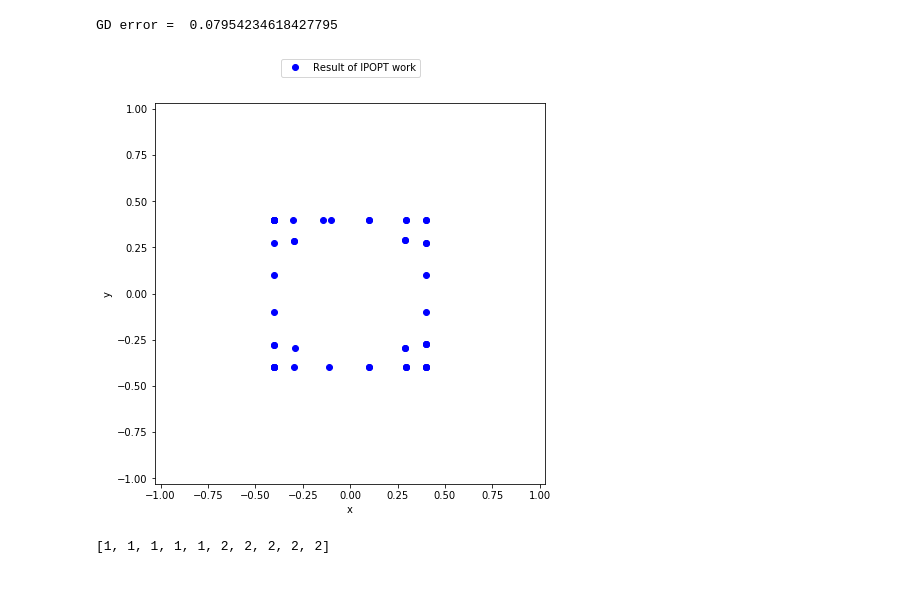
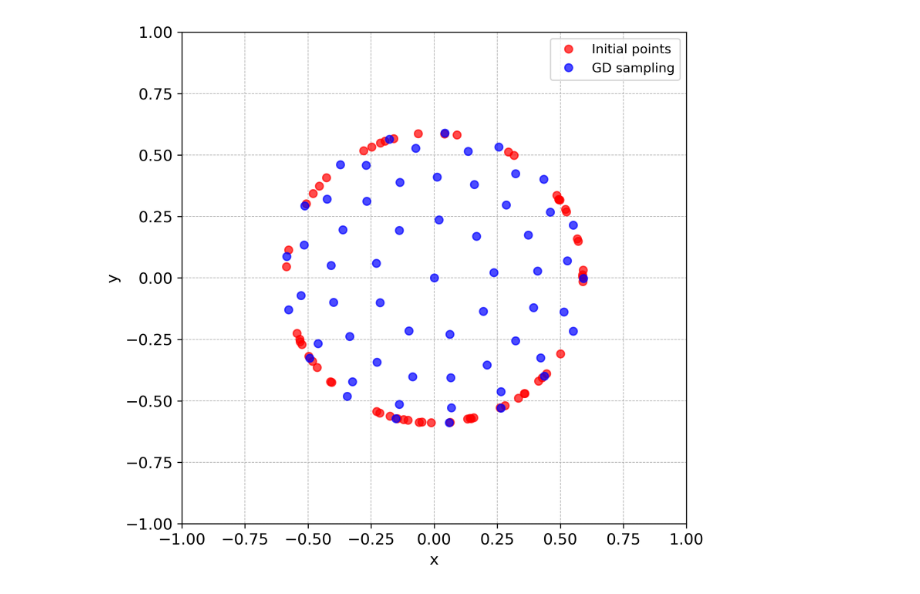
Before and after one commit to glkarpov/wmaxvol, a Jupyter notebook: ipopt_circle.ipynb, the cells around one changed output. Cells and saved outputs as stored; diff of their text form; code cells hidden in the pictures.

Commit message:
Slightly refactored branch for GD sampling

```diff
--- a/ipopt_circle.ipynb
+++ b/ipopt_circle.ipynb
@@ -116,7 +140,7 @@ def get_points_from_zone(obj, cl, cu, N, dim=2, mode='LHS', coeff = 5.0, args={}
     pnts = np.array([i for i in pnts if np.all(cl <= obj.constraints(i)) and np.all(obj.constraints(i) <= cu) ])
 
     if len(pnts) < N: #Bad :(
-        return get_points_from_zone(cl, cnst, dim=dim, mode=mode, coeff=2*coeff, args=args)
+        return get_points_from_zone(obj, cl, cu, N, dim=dim, mode=mode, coeff=2*coeff, args=args)
     else:
         return pnts[:N]
 # %%
@@ -183,14 +205,24 @@ NameError: name 'ipopt' is not defined
 nlp.addOption('mu_strategy', 'adaptive')
 nlp.addOption('limited_memory_update_type', 'bfgs')
 nlp.addOption('hessian_approximation', 'limited-memory')
-#nlp.addOption('derivative_test','first-order')
+nlp.addOption('derivative_test','first-order')
 #nlp.addOption('dual_inf_tol', np.float(1e4))
-#nlp.addOption('max_iter', 195)
-#nlp.addOption('compl_inf_tol', 1e-7)
+nlp.addOption('max_iter', 5000)
+# nlp.addOption('compl_inf_tol', 1e-6)
 nlp.addOption('constr_viol_tol', 1e-4)
 #nlp.addOption('acceptable_iter', 2)
-nlp.addOption('tol', 1e-6)
+nlp.addOption('tol', 1e-7)
 #nlp.addOption('jac_d_constant', 'yes')
 #nlp.addOption('nlp_scaling_method', 'none')
 #nlp.addOption('dual_inf_tol', 1)
 #nlp.addOption('compl_inf_tol', 0.0002)
+# %%
+np.random.seed(103)
+N = num_pnts
+cl = [0.345, -np.pi]
+cu = [0.35, np.pi]
+pnt = get_points_from_zone(hs_rad(), cl, cu, N, mode='Maxvol')
+# print (pnt)
+plt.plot(pnt[:, 0], pnt[:, 1], 'b.');
+
+x0 = pnt.ravel('F')
@@ -197,40 +231,45 @@ nlp.addOption('tol', 1e-6)
 # %%
 x, info = nlp.solve(x0)
 # %%
-def rhs(points):
-    return 2*np.exp(-((points[:,0]**2)/2. + (points[:,1]**2)/2.))
+# def rhs(points):
+#     return 2*np.exp(-((points[:,0]**2)/2. + (points[:,1]**2)/2.))
 
-# approximation error (infinity norm) and comparison with MaxVol
-M_gd = gen.GenMat(num_col, x.reshape(x.size//2,2,order='F'), poly = gen.cheb, ToGenDiff=False)
-c_gd = LA.solve(np.dot(M_gd.T, M_gd), np.dot(M_gd.T, rhs(x.reshape(x.size//2,2,order='F'))))
+# # approximation error (infinity norm) and comparison with MaxVol
+# M_gd = gen.GenMat(num_col, x.reshape(x.size//2,2,order='F'), poly = gen.cheb, ToGenDiff=False)
+# c_gd = LA.solve(np.dot(M_gd.T, M_gd), np.dot(M_gd.T, rhs(x.reshape(x.size//2,2,order='F'))))
 
-np.random.seed(100500)
-test = -1 + (2)*np.random.rand(100000, dim)
+# np.random.seed(100500)
+# test = -1 + (2)*np.random.rand(100000, dim)
 
-M = gen.GenMat(num_col, test, poly = gen.cheb, ToGenDiff=False)
+# M = gen.GenMat(num_col, test, poly = gen.cheb, ToGenDiff=False)
 
-print "GD error = ", LA.norm(rhs(test) - np.dot(M, c_gd), np.inf) / LA.norm(rhs(test), np.inf), "\n"
+#print "GD error = ", LA.norm(rhs(test) - np.dot(M, c_gd), np.inf) / LA.norm(rhs(test), np.inf), "\n"
 
-ax = plt.figure(figsize=(7,7))
-plt.plot(x[:x.size//2],x[x.size//2:],'bo', label='Result of IPOPT work')
+fig = plt.figure(figsize=(7,7), dpi=300)
+plt.plot(x0[:x0.size//2],x0[x0.size//2:], 'ro', label='Initial points', alpha=0.7)#, markersize=4)
+plt.plot(x[:x.size//2],x[x.size//2:],'bo', label='GD sampling', alpha=0.7)
 #plt.plot(x0[:x0.size//2],x0[x0.size//2:],'rx', label='x0')
 #plt.plot(np.arange(-1,1.2,0.1),1.5*np.arange(-1,1.2,0.1)+0.85, 'k--', np.arange(-1,1.2,0.1),1.5*np.arange(-1,1.2,0.1)-0.85, 'k--')
 #plt.plot(np.arange(-1,1.2,0.1),-1.5*np.arange(-1,1.2,0.1)+0.85, 'k--', np.arange(-1,1.2,0.1),-1.5*np.arange(-1,1.2,0.1)-0.85, 'k--')
-plt.xlim(-1.03,1.03)
-plt.ylim(-1.03,1.03)
-plt.xlabel('x')
-plt.ylabel('y')
-plt.legend(loc='upper center', bbox_to_anchor=(0.5, 1.13),ncol=3)
-#plt.savefig('/Users/vitaly/Desktop/ipopt_circular.png', dpi = 400)
+plt.xlim(-1.0,1.0)
+plt.xticks(fontsize=12)
+plt.yticks(fontsize=12)
+plt.ylim(-1.0,1.0)
+plt.xlabel('x',fontsize=12)
+plt.ylabel('y',fontsize=12)
+plt.grid(True, which="both",axis='both',ls="--",lw=0.51)
+#plt.legend(loc='upper center', bbox_to_anchor=(0.5, 1.13),ncol=3)
+plt.legend()
+# plt.savefig("/Users/vitaly/Downloads/maxvol-approximation/thesis_results/results/ipopt_diamond.png",\
+#             dpi=300, bbox_inches='tight', transparent=True)
+# plt.savefig("/Users/vitaly/Downloads/ipopt_cheese.png",\
+#             dpi=300, bbox_inches='tight', transparent=True)
 plt.show()
 
-np.random.seed(42)
-test_pnts = test_points_gen(int(1e5), dim)
-#LebesgueConst(x.reshape(-1,dim,order='F'), num_col, poly=gen.cheb, test_pnts=test_pnts, pow_p=1)
+# np.random.seed(42)
+# test_pnts = pnt
+# ff = MakeValsAndNorms([f_gauss, f_sincos, f_rosenbrock, f_holsclaw], test_pnts)
+# LebesgueConst(x.reshape(-1,dim,order='F'), num_col, poly=gen.cheb,\
+#               test_pnts=test_pnts, pow_p=1, funcs=ff, derivative=False)[1:]
 # %% [output]
-GD error =  0.07954234618427795
-[figure, old version]
+[figure, new version]
-# %%
-[1]*5 + [2]*5
-# %% [output]
-[1, 1, 1, 1, 1, 2, 2, 2, 2, 2]
```
Also changed, not shown: parts of 6 cells of this notebook, 34 other files.
